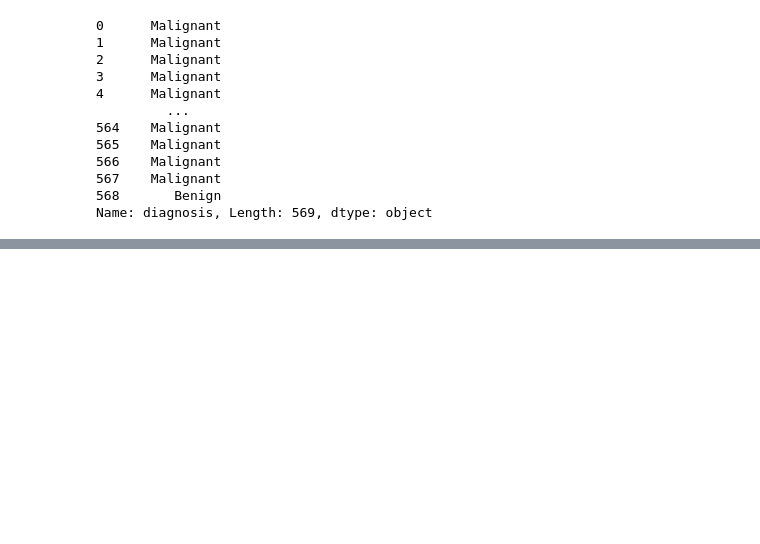
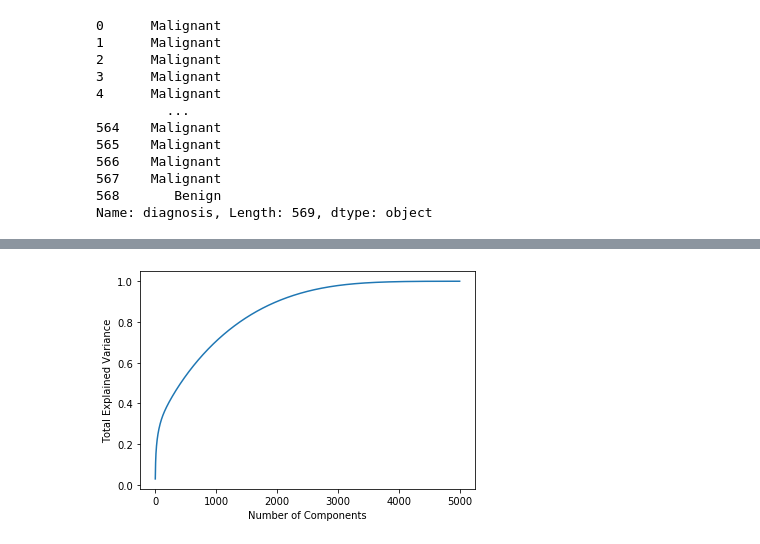
Before and after one commit to USF-CS-663-Spring-2020/lab-03-pca-linjing0207, a Jupyter notebook: Lab3.ipynb, the cells around one changed output, grey strips where cells are left out. Drawn from its saved outputs; the diff is of its cells as text; code cells hidden in the pictures; blank space fills up the shorter version.

```diff
--- a/Lab3.ipynb
+++ b/Lab3.ipynb
@@ -178,0 +196,6 @@ Name: diagnosis, Length: 569, dtype: bool
+# %%
+#Get data from Gisette
+import pandas as pd
+
+gisette_feature_df = pd.read_csv('gisette_train.data', header = None, delim_whitespace = True )
+gisette_feature_df
@@ -178,0 +294,6 @@ Name: diagnosis, Length: 569, dtype: bool
+# %%
+pca_all_gisette = PCA().fit(gisette_x)
+evr_gisette = pca_all_gisette.explained_variance_ratio_
+
+# Due to too many components, I just print first 10 components.
+print('\n'.join('{:2d}: {:0.4f}'.format(*k) for k in enumerate(evr_gisette[:10])))
@@ -178,0 +311,7 @@ Name: diagnosis, Length: 569, dtype: bool
+# %%
+#Graph the percentage of variance.
+plt.plot(np.cumsum(evr_gisette))
+plt.xlabel('Number of Components')
+plt.ylabel('Total Explained Variance');
+# %% [output]
+[figure, added]
```
Also changed, not shown: parts of 30 cells of this notebook.
